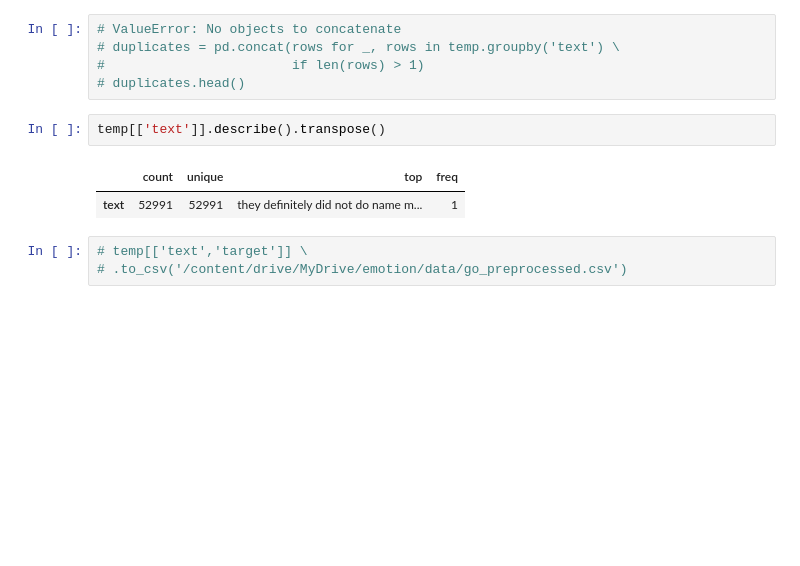
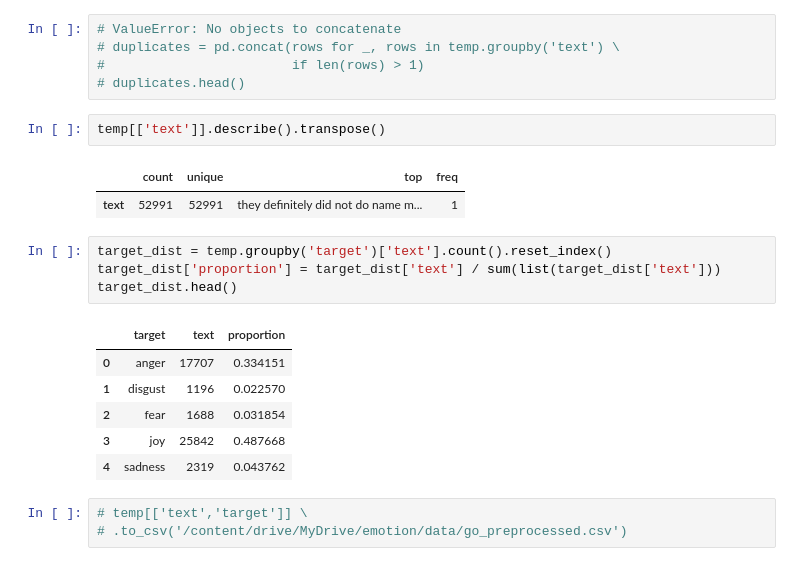
Before and after one commit to ppkgtmm/emotion, a Jupyter notebook: goemo_EDA.ipynb, the cells around one changed output. Saved outputs shown, nothing was run; the diff lists cells and outputs as text; blank space fills up the shorter version.

```diff
--- a/goemo_EDA.ipynb
+++ b/goemo_EDA.ipynb
@@ -317,6 +317,17 @@ temp[['text']].describe().transpose()
 # %% [output]
 |  | count | unique | top | freq |
 | text | 52991 | 52991 | they definitely did not do name m... | 1 |
+# %%
+target_dist = temp.groupby('target')['text'].count().reset_index()
+target_dist['proportion'] = target_dist['text'] / sum(list(target_dist['text']))
+target_dist.head()
+# %% [output]
+|  | target | text | proportion |
+| 0 | anger | 17707 | 0.334151 |
+| 1 | disgust | 1196 | 0.022570 |
+| 2 | fear | 1688 | 0.031854 |
+| 3 | joy | 25842 | 0.487668 |
+| 4 | sadness | 2319 | 0.043762 |
 # %%
 # temp[['text','target']] \
 # .to_csv('/content/drive/MyDrive/emotion/data/go_preprocessed.csv')
```
